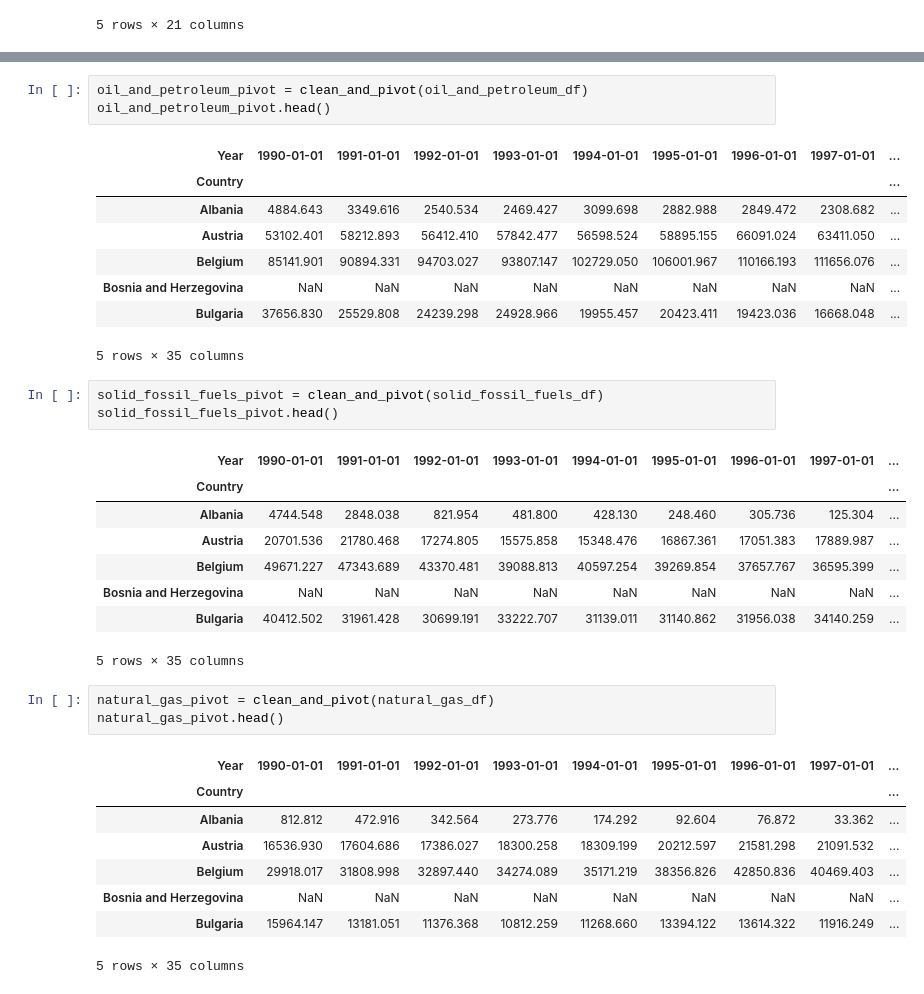
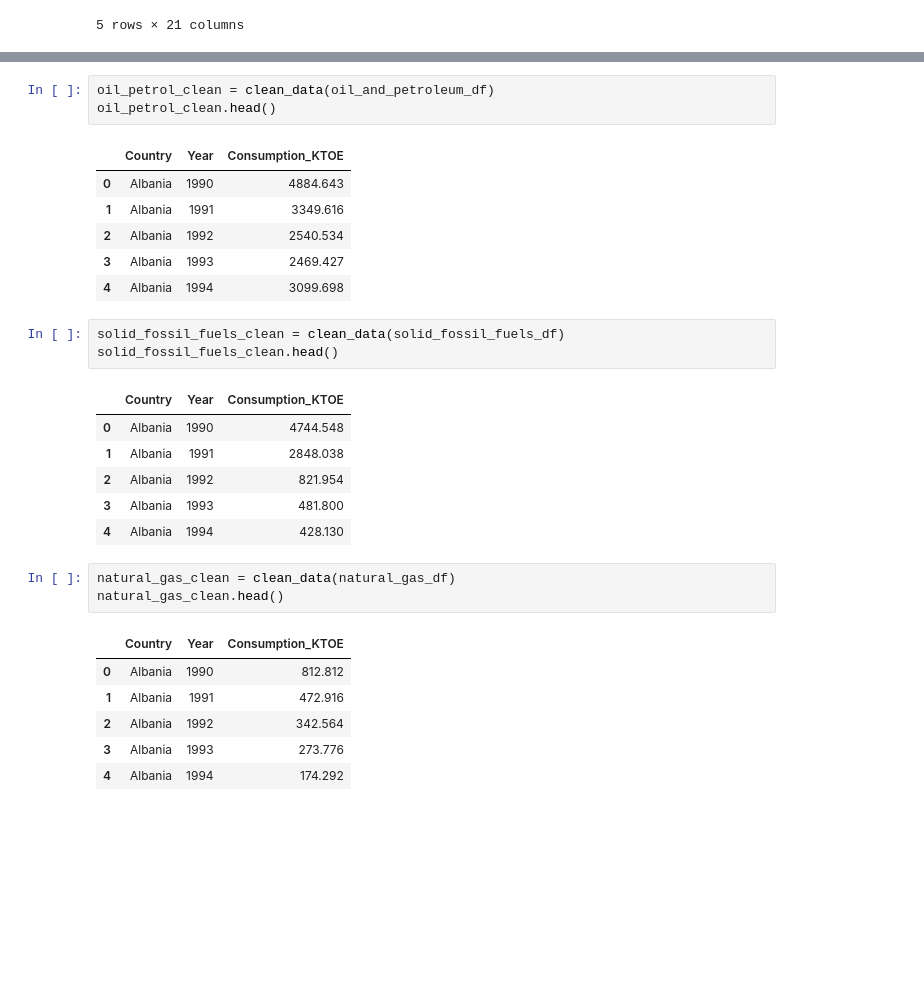
Before and after one commit to AnnaLozenko/PFDA_Project, a Jupyter notebook: eu_energy_sources_analysis.ipynb, the cells around one changed output, grey strips where cells are left out. Cells and saved outputs as stored; diff of their text form; blank space fills up the shorter version.

```diff
--- a/eu_energy_sources_analysis.ipynb
+++ b/eu_energy_sources_analysis.ipynb
@@ -175,37 +194,31 @@ def clean_and_pivot(df):
 # %%
-oil_and_petroleum_pivot = clean_and_pivot(oil_and_petroleum_df)
-oil_and_petroleum_pivot.head()
+oil_petrol_clean = clean_data(oil_and_petroleum_df)
+oil_petrol_clean.head()
 # %% [output]
-| Year | 1990-01-01 | 1991-01-01 | 1992-01-01 | 1993-01-01 | 1994-01-01 | 1995-01-01 | 1996-01-01 | 1997-01-01 | ... |
-| Country |  |  |  |  |  |  |  |  | ... |
-| Albania | 4884.643 | 3349.616 | 2540.534 | 2469.427 | 3099.698 | 2882.988 | 2849.472 | 2308.682 | ... |
-| Austria | 53102.401 | 58212.893 | 56412.410 | 57842.477 | 56598.524 | 58895.155 | 66091.024 | 63411.050 | ... |
-| Belgium | 85141.901 | 90894.331 | 94703.027 | 93807.147 | 102729.050 | 106001.967 | 110166.193 | 111656.076 | ... |
-| Bosnia and Herzegovina | NaN | NaN | NaN | NaN | NaN | NaN | NaN | NaN | ... |
-| Bulgaria | 37656.830 | 25529.808 | 24239.298 | 24928.966 | 19955.457 | 20423.411 | 19423.036 | 16668.048 | ... |
+|  | Country | Year | Consumption_KTOE |
+| 0 | Albania | 1990 | 4884.643 |
+| 1 | Albania | 1991 | 3349.616 |
+| 2 | Albania | 1992 | 2540.534 |
+| 3 | Albania | 1993 | 2469.427 |
+| 4 | Albania | 1994 | 3099.698 |
-5 rows × 35 columns
 # %%
-solid_fossil_fuels_pivot = clean_and_pivot(solid_fossil_fuels_df)
-solid_fossil_fuels_pivot.head()
+solid_fossil_fuels_clean = clean_data(solid_fossil_fuels_df)
+solid_fossil_fuels_clean.head()
 # %% [output]
-| Year | 1990-01-01 | 1991-01-01 | 1992-01-01 | 1993-01-01 | 1994-01-01 | 1995-01-01 | 1996-01-01 | 1997-01-01 | ... |
-| Country |  |  |  |  |  |  |  |  | ... |
-| Albania | 4744.548 | 2848.038 | 821.954 | 481.800 | 428.130 | 248.460 | 305.736 | 125.304 | ... |
-| Austria | 20701.536 | 21780.468 | 17274.805 | 15575.858 | 15348.476 | 16867.361 | 17051.383 | 17889.987 | ... |
-| Belgium | 49671.227 | 47343.689 | 43370.481 | 39088.813 | 40597.254 | 39269.854 | 37657.767 | 36595.399 | ... |
-| Bosnia and Herzegovina | NaN | NaN | NaN | NaN | NaN | NaN | NaN | NaN | ... |
-| Bulgaria | 40412.502 | 31961.428 | 30699.191 | 33222.707 | 31139.011 | 31140.862 | 31956.038 | 34140.259 | ... |
+|  | Country | Year | Consumption_KTOE |
+| 0 | Albania | 1990 | 4744.548 |
+| 1 | Albania | 1991 | 2848.038 |
+| 2 | Albania | 1992 | 821.954 |
+| 3 | Albania | 1993 | 481.800 |
+| 4 | Albania | 1994 | 428.130 |
-5 rows × 35 columns
 # %%
-natural_gas_pivot = clean_and_pivot(natural_gas_df)
-natural_gas_pivot.head()
+natural_gas_clean = clean_data(natural_gas_df)
+natural_gas_clean.head()
 # %% [output]
-| Year | 1990-01-01 | 1991-01-01 | 1992-01-01 | 1993-01-01 | 1994-01-01 | 1995-01-01 | 1996-01-01 | 1997-01-01 | ... |
-| Country |  |  |  |  |  |  |  |  | ... |
-| Albania | 812.812 | 472.916 | 342.564 | 273.776 | 174.292 | 92.604 | 76.872 | 33.362 | ... |
-| Austria | 16536.930 | 17604.686 | 17386.027 | 18300.258 | 18309.199 | 20212.597 | 21581.298 | 21091.532 | ... |
-| Belgium | 29918.017 | 31808.998 | 32897.440 | 34274.089 | 35171.219 | 38356.826 | 42850.836 | 40469.403 | ... |
-| Bosnia and Herzegovina | NaN | NaN | NaN | NaN | NaN | NaN | NaN | NaN | ... |
-| Bulgaria | 15964.147 | 13181.051 | 11376.368 | 10812.259 | 11268.660 | 13394.122 | 13614.322 | 11916.249 | ... |
+|  | Country | Year | Consumption_KTOE |
+| 0 | Albania | 1990 | 812.812 |
+| 1 | Albania | 1991 | 472.916 |
+| 2 | Albania | 1992 | 342.564 |
+| 3 | Albania | 1993 | 273.776 |
+| 4 | Albania | 1994 | 174.292 |
-5 rows × 35 columns
 # %%
```
Also changed, not shown: parts of 30 cells of this notebook.
